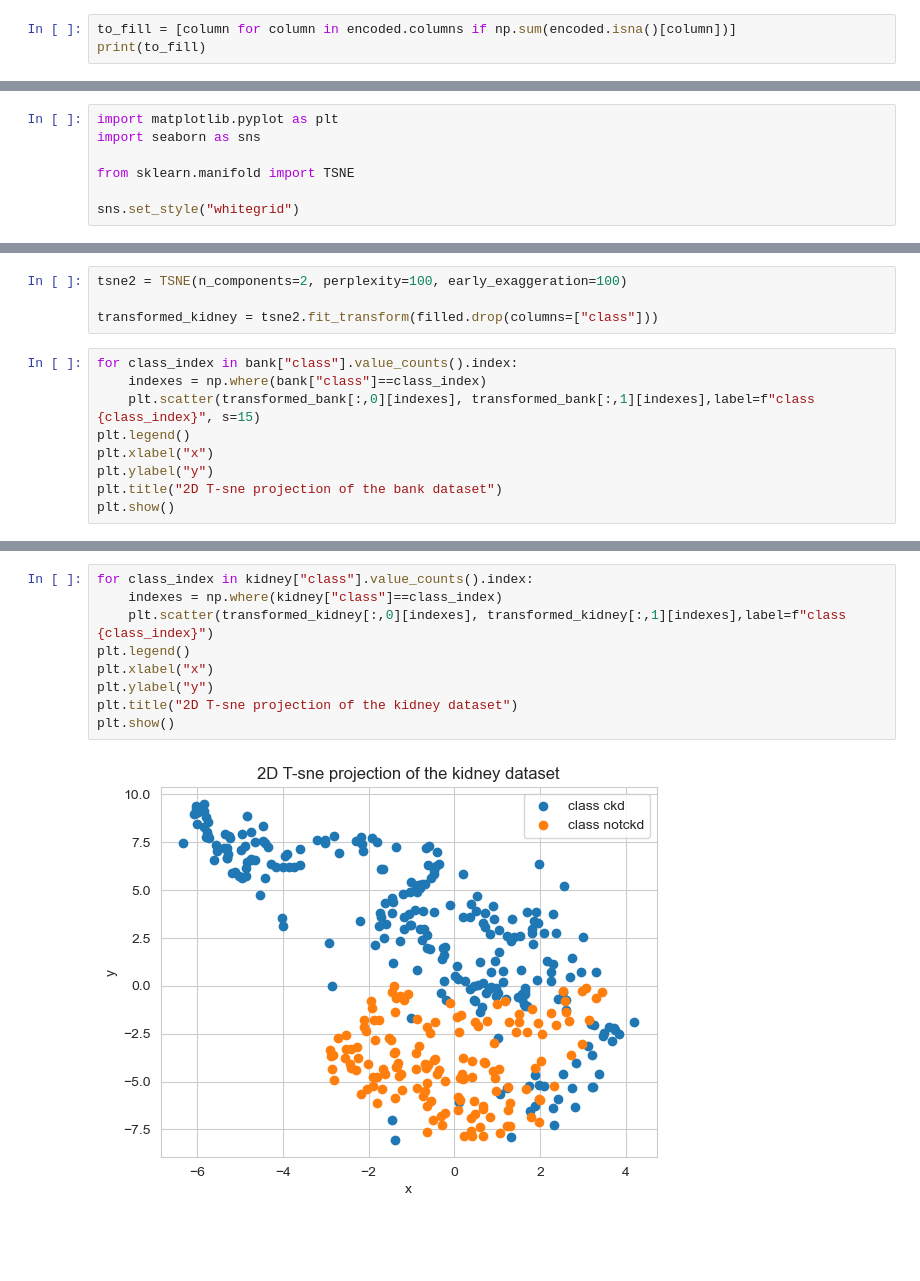
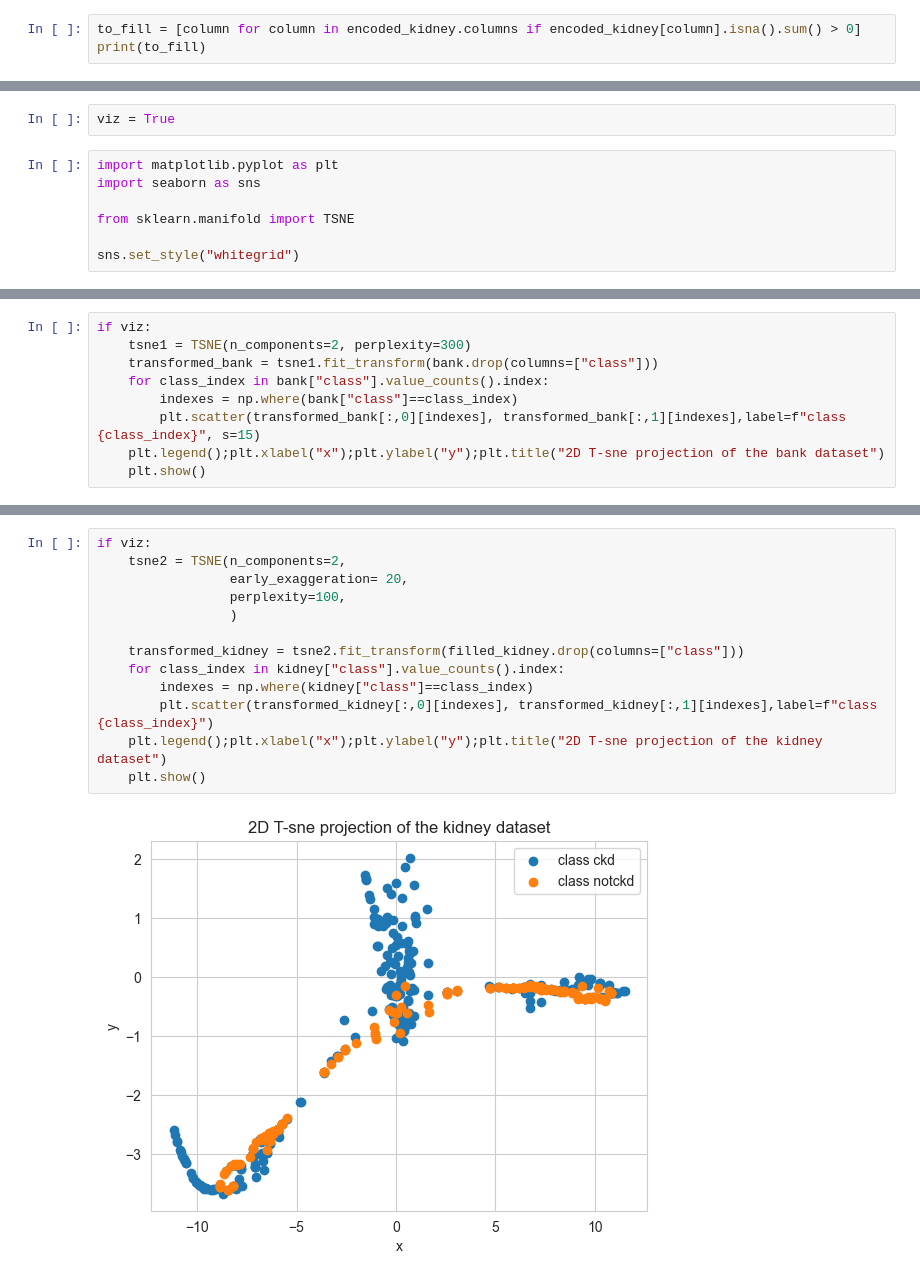
Before and after one commit to jonathanlys01/ML_project, a Jupyter notebook: test.ipynb, the cells around one changed output, grey strips where cells are left out. Drawn from its saved outputs; the diff is of its cells as text; blank space fills up the shorter version.

```diff
--- a/test.ipynb
+++ b/test.ipynb
@@ -60,5 +211,5 @@ encoded
 # %%
-to_fill = [column for column in encoded.columns if np.sum(encoded.isna()[column])]
+to_fill = [column for column in encoded_kidney.columns if encoded_kidney[column].isna().sum() > 0]
 print(to_fill)
 # %% [output]
 ['age', 'bp', 'sg', 'al', 'su', 'rbc', 'pc', 'pcc', 'ba', 'bgr', 'bu', 'sc', 'sod', 'pot', 'hemo', 'pcv', 'wc', 'rc', 'htn', 'dm', 'cad', 'appet', 'pe', 'ane']
@@ -195,3 +243,5 @@ dtype: float64
+# %%
+viz = True
 # %%
 import matplotlib.pyplot as plt
 import seaborn as sns
@@ -206,14 +252,10 @@ transformed_bank = tsne1.fit_transform(bank.drop(columns=["class"]))
-# %%
-tsne2 = TSNE(n_components=2, perplexity=100, early_exaggeration=100)
-
-transformed_kidney = tsne2.fit_transform(filled.drop(columns=["class"]))
 # %%
-for class_index in bank["class"].value_counts().index:
-    indexes = np.where(bank["class"]==class_index)
-    plt.scatter(transformed_bank[:,0][indexes], transformed_bank[:,1][indexes],label=f"class {class_index}", s=15)
-plt.legend()
-plt.xlabel("x")
-plt.ylabel("y")
-plt.title("2D T-sne projection of the bank dataset")
-plt.show()
+if viz:
+    tsne1 = TSNE(n_components=2, perplexity=300)
+    transformed_bank = tsne1.fit_transform(bank.drop(columns=["class"]))
+    for class_index in bank["class"].value_counts().index:
+        indexes = np.where(bank["class"]==class_index)
+        plt.scatter(transformed_bank[:,0][indexes], transformed_bank[:,1][indexes],label=f"class {class_index}", s=15)
+    plt.legend();plt.xlabel("x");plt.ylabel("y");plt.title("2D T-sne projection of the bank dataset")
+    plt.show()
 # %% [output]
@@ -221,11 +263,15 @@ plt.show()
 # %%
-for class_index in kidney["class"].value_counts().index:
-    indexes = np.where(kidney["class"]==class_index)
-    plt.scatter(transformed_kidney[:,0][indexes], transformed_kidney[:,1][indexes],label=f"class {class_index}")
-plt.legend()
-plt.xlabel("x")
-plt.ylabel("y")
-plt.title("2D T-sne projection of the kidney dataset")
-plt.show()
+if viz:
+    tsne2 = TSNE(n_components=2,
+                 early_exaggeration= 20,
+                 perplexity=100,
+                 )
+
+    transformed_kidney = tsne2.fit_transform(filled_kidney.drop(columns=["class"]))
+    for class_index in kidney["class"].value_counts().index:
+        indexes = np.where(kidney["class"]==class_index)
+        plt.scatter(transformed_kidney[:,0][indexes], transformed_kidney[:,1][indexes],label=f"class {class_index}")
+    plt.legend();plt.xlabel("x");plt.ylabel("y");plt.title("2D T-sne projection of the kidney dataset")
+    plt.show()
 # %% [output]
-[figure, old version]
+[figure, new version]
```
Also changed, not shown: parts of 51 cells of this notebook.
